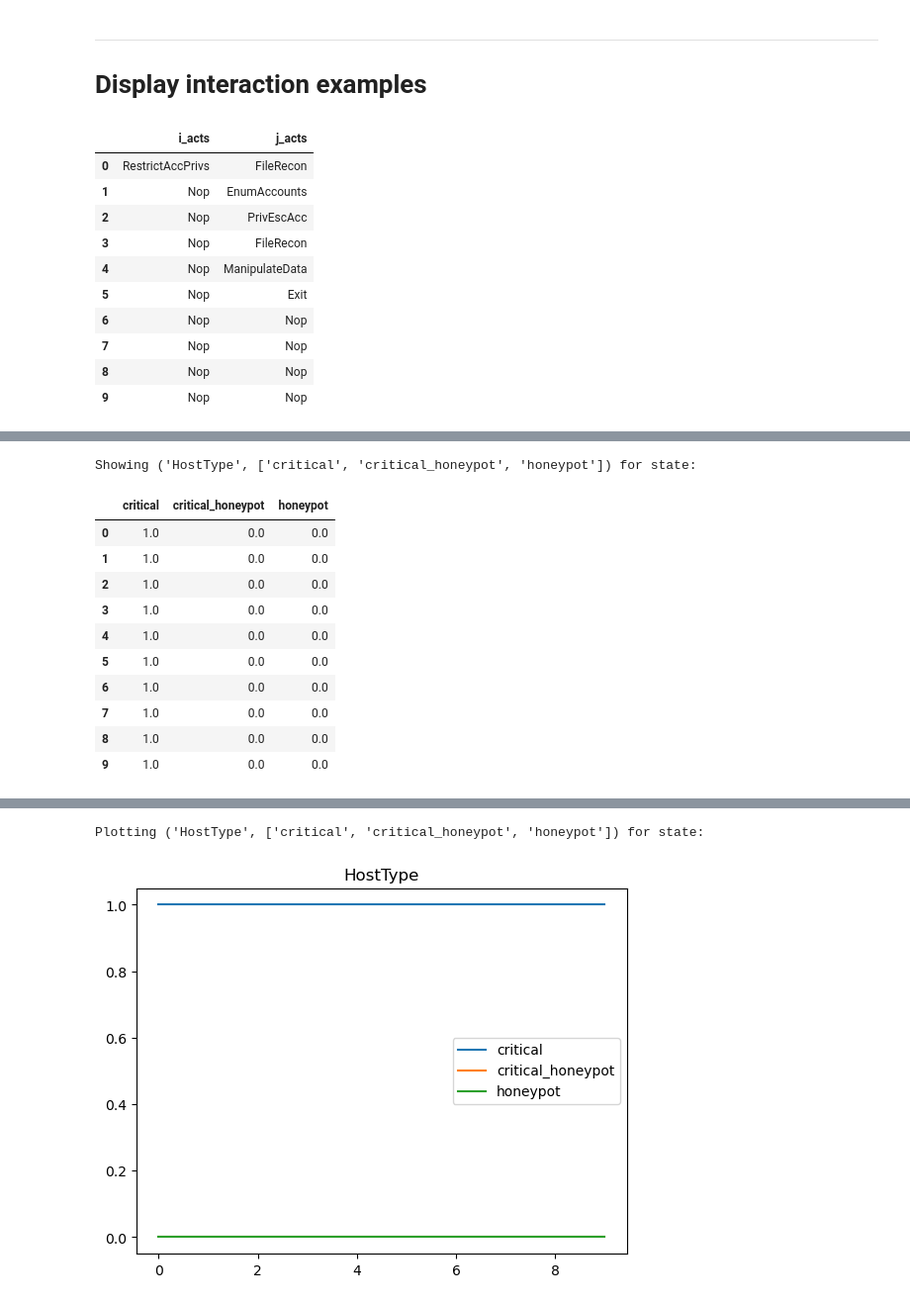
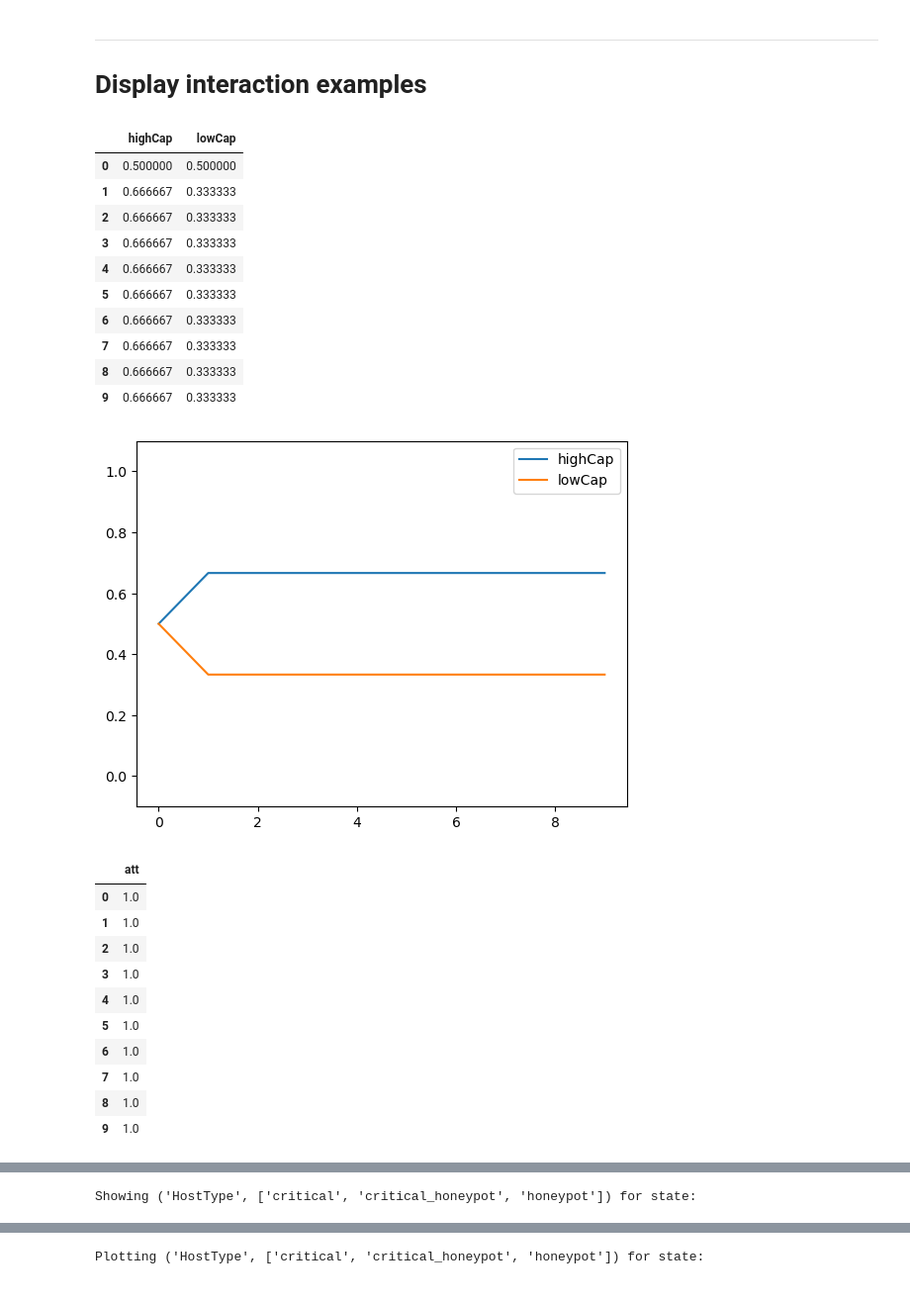
Before and after one commit to dityas/Protos, a Jupyter notebook: scripts/results_summarizer.ipynb, the cells around one changed output, grey strips where cells are left out. Shown at 99% size. Saved outputs shown, nothing was run; the diff lists cells and outputs as text; code cells hidden in the pictures.

```diff
--- a/scripts/results_summarizer.ipynb
+++ b/scripts/results_summarizer.ipynb
@@ -14,6 +34,6 @@ Data dir containing all files
 # %%
 # Data files
-data_dir = Path("/home/ashinde/PhD/CaffineBravery/results_l1_active_critical//")
+data_dir = Path("/home/ashinde/PhD/CaffineBravery/results_l2/")
 data_files = list(data_dir.iterdir())
 
 graph_files = list(filter(lambda x: "pol_graph" in str(x), data_files))
@@ -150,31 +176,52 @@ Plotting for ('DataFound', ['no', 'yes'])
 # %%
 from IPython.display import display, HTML
 
 for trace in data[:5]:
     actions = summarize_interaction.pull_actions(trace)
+    frame_beliefs = summarize_interaction.pull_frame_beliefs(trace)
+
+    for _b_theta in frame_beliefs:
+        display(_b_theta)
+        _b_theta.plot()
+        plotter.ylim(-0.1, 1.1)
+        plotter.show()
+
     display(actions)
 
     for k in keys:
         beliefs = summarize_interaction.show_belief(trace, k)
 
         for _b in beliefs.keys():
             print(f"Showing {k} for {_b}")
             display(beliefs[_b])
 
             print(f"Plotting {k} for {_b}")
             beliefs[_b].plot(legend=True, title=k[0])
+            plotter.ylim(-0.1, 1.1)
             plotter.show()
 
     print("=============== End interaction trace")
 # %% [output]
-|  | i_acts | j_acts |
-| 0 | RestrictAccPrivs | FileRecon |
-| 1 | Nop | EnumAccounts |
-| 2 | Nop | PrivEscAcc |
-| 3 | Nop | FileRecon |
-| 4 | Nop | ManipulateData |
-| 5 | Nop | Exit |
-| 6 | Nop | Nop |
-| 7 | Nop | Nop |
-| 8 | Nop | Nop |
-| 9 | Nop | Nop |
+|  | highCap | lowCap |
+| 0 | 0.500000 | 0.500000 |
+| 1 | 0.666667 | 0.333333 |
+| 2 | 0.666667 | 0.333333 |
+| 3 | 0.666667 | 0.333333 |
+| 4 | 0.666667 | 0.333333 |
+| 5 | 0.666667 | 0.333333 |
+| 6 | 0.666667 | 0.333333 |
+| 7 | 0.666667 | 0.333333 |
+| 8 | 0.666667 | 0.333333 |
+| 9 | 0.666667 | 0.333333 |
+[figure, new version]
+|  | att |
+| 0 | 1.0 |
+| 1 | 1.0 |
+| 2 | 1.0 |
+| 3 | 1.0 |
+| 4 | 1.0 |
+| 5 | 1.0 |
+| 6 | 1.0 |
+| 7 | 1.0 |
+| 8 | 1.0 |
+| 9 | 1.0 |
@@ -181,12 +240 @@ for trace in data[:5]:
 Showing ('HostType', ['critical', 'critical_honeypot', 'honeypot']) for state:
-|  | critical | critical_honeypot | honeypot |
-| 0 | 1.0 | 0.0 | 0.0 |
-| 1 | 1.0 | 0.0 | 0.0 |
-| 2 | 1.0 | 0.0 | 0.0 |
-| 3 | 1.0 | 0.0 | 0.0 |
-| 4 | 1.0 | 0.0 | 0.0 |
-| 5 | 1.0 | 0.0 | 0.0 |
-| 6 | 1.0 | 0.0 | 0.0 |
-| 7 | 1.0 | 0.0 | 0.0 |
-| 8 | 1.0 | 0.0 | 0.0 |
-| 9 | 1.0 | 0.0 | 0.0 |
@@ -193,2 +252 @@ Showing ('HostType', ['critical', 'critical_honeypot', 'honeypot']) for state:
 Plotting ('HostType', ['critical', 'critical_honeypot', 'honeypot']) for state:
-[figure, old version]
```
Also changed, not shown: parts of 5 cells of this notebook, 3 other files.
